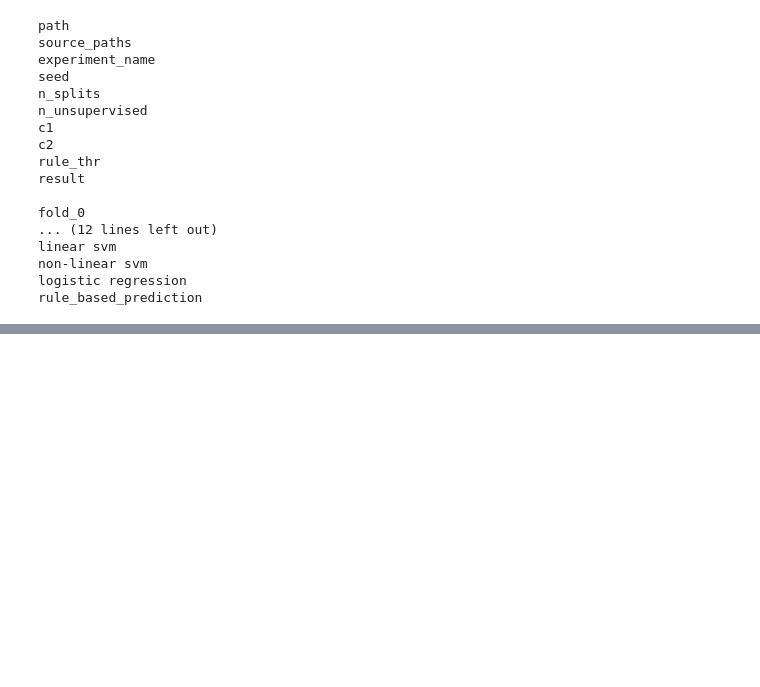
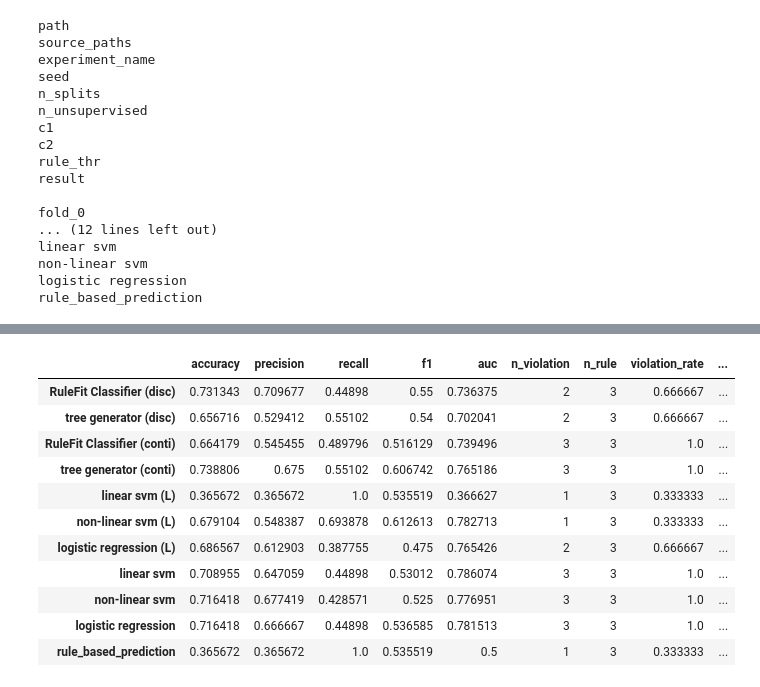
Before and after one commit to k-onoue/lukasiewicz_2, a Jupyter notebook: experiment_result/aggregation_10.ipynb, the cells around one changed output, grey strips where cells are left out. Cells and saved outputs as stored; diff of their text form; code cells hidden in the pictures; blank space fills up the shorter version.

```diff
--- a/experiment_result/aggregation_10.ipynb
+++ b/experiment_result/aggregation_10.ipynb
@@ -116,0 +363,15 @@ for path in result_file_path_list:
+# %%
+result_dfs[5][1]
+# %% [output]
+|  | accuracy | precision | recall | f1 | auc | n_violation | n_rule | violation_rate | ... |
+| RuleFit Classifier (disc) | 0.731343 | 0.709677 | 0.44898 | 0.55 | 0.736375 | 2 | 3 | 0.666667 | ... |
+| tree generator (disc) | 0.656716 | 0.529412 | 0.55102 | 0.54 | 0.702041 | 2 | 3 | 0.666667 | ... |
+| RuleFit Classifier (conti) | 0.664179 | 0.545455 | 0.489796 | 0.516129 | 0.739496 | 3 | 3 | 1.0 | ... |
+| tree generator (conti) | 0.738806 | 0.675 | 0.55102 | 0.606742 | 0.765186 | 3 | 3 | 1.0 | ... |
+| linear svm (L) | 0.365672 | 0.365672 | 1.0 | 0.535519 | 0.366627 | 1 | 3 | 0.333333 | ... |
+| non-linear svm (L) | 0.679104 | 0.548387 | 0.693878 | 0.612613 | 0.782713 | 1 | 3 | 0.333333 | ... |
+| logistic regression (L) | 0.686567 | 0.612903 | 0.387755 | 0.475 | 0.765426 | 2 | 3 | 0.666667 | ... |
+| linear svm | 0.708955 | 0.647059 | 0.44898 | 0.53012 | 0.786074 | 3 | 3 | 1.0 | ... |
+| non-linear svm | 0.716418 | 0.677419 | 0.428571 | 0.525 | 0.776951 | 3 | 3 | 1.0 | ... |
+| logistic regression | 0.716418 | 0.666667 | 0.44898 | 0.536585 | 0.781513 | 3 | 3 | 1.0 | ... |
+| rule_based_prediction | 0.365672 | 0.365672 | 1.0 | 0.535519 | 0.5 | 1 | 3 | 0.333333 | ... |
```
Also changed, not shown: parts of 23 cells of this notebook, 2 other files.
